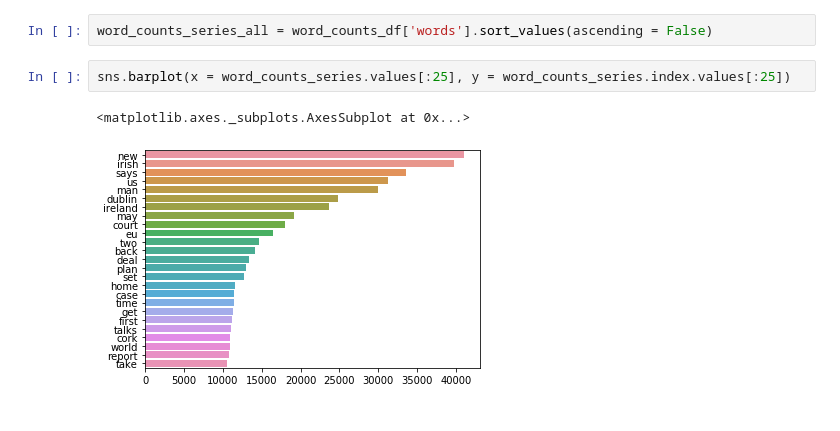
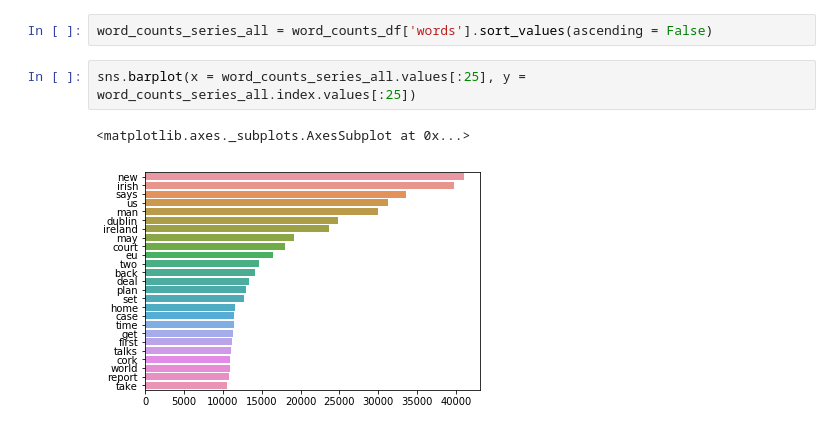
Before and after one commit to Axemen/irish_news, a Jupyter notebook: Viz.ipynb, the cells around one changed output. Cells and saved outputs as stored; diff of their text form.

Commit message:
pushing bar_words

```diff
--- a/Viz.ipynb
+++ b/Viz.ipynb
@@ -87,7 +89,7 @@ word_counts_df.sort_values('words', ascending = False).head()
 # %%
 word_counts_series_all = word_counts_df['words'].sort_values(ascending = False)
 # %%
-sns.barplot(x = word_counts_series.values[:25], y = word_counts_series.index.values[:25])
+sns.barplot(x = word_counts_series_all.values[:25], y = word_counts_series_all.index.values[:25])
 # %% [output]
 <matplotlib.axes._subplots.AxesSubplot at 0x...>
-[figure, old version]
+[figure, new version]
```
Also changed, not shown: parts of 14 cells of this notebook, 1 other file.
